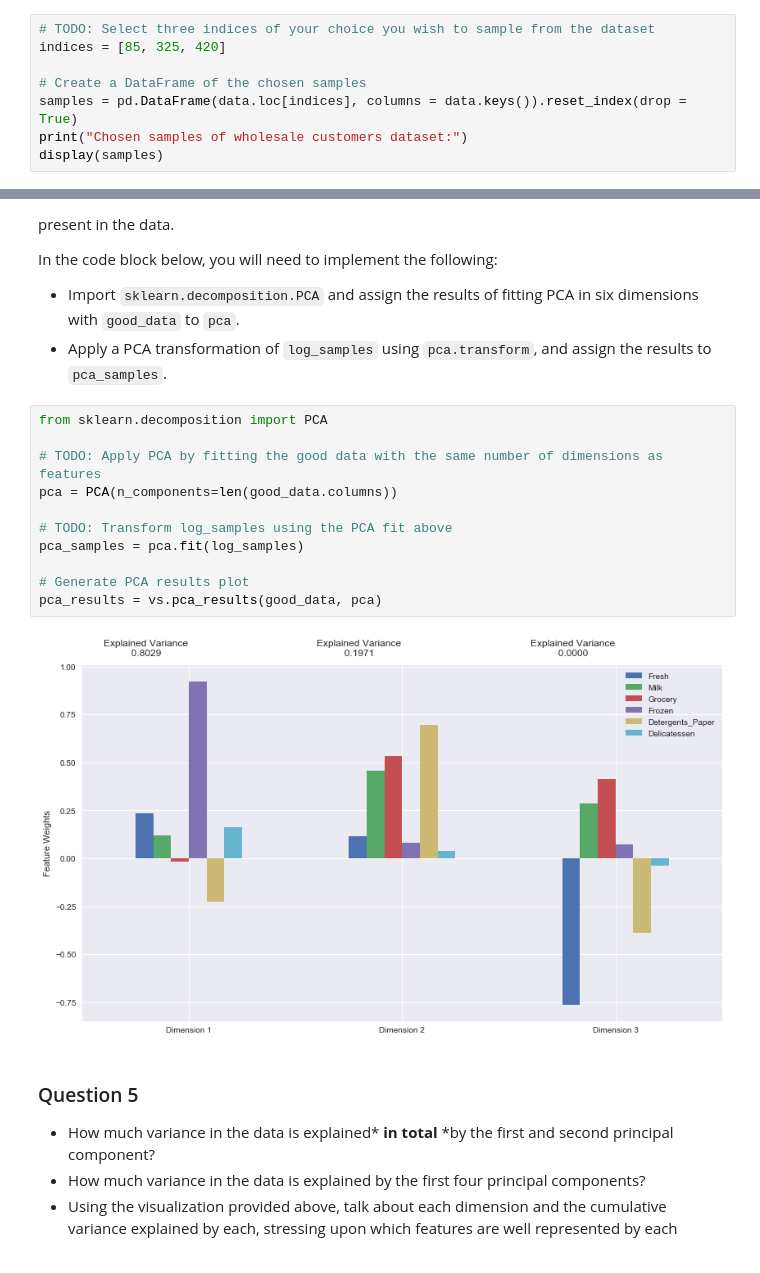
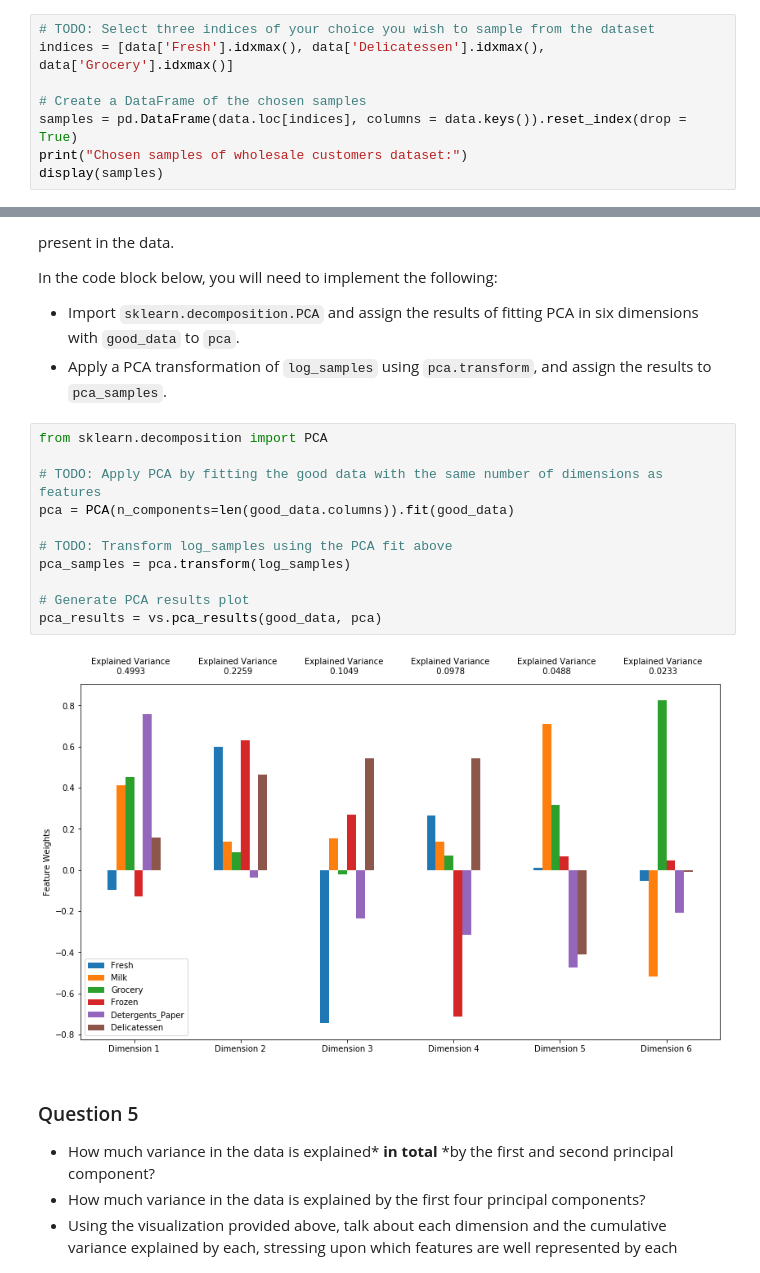
Before and after one commit to woo-chia-wei/udacity-machine-learning-engineer, a Jupyter notebook: 05_customer_segments/customer_segments.ipynb, the cells around one changed output, grey strips where cells are left out. Saved outputs shown, nothing was run; the diff lists cells and outputs as text.

```diff
--- a/05_customer_segments/customer_segments.ipynb
+++ b/05_customer_segments/customer_segments.ipynb
@@ -60,7 +64,7 @@ display(data.describe())
 To get a better understanding of the customers and how their data will transform through the analysis, it would be best to select a few sample data points and explore them in more detail. In the code block below, add **three** indices of your choice to the `indices` list which will represent the customers to track. It is suggested to try different sets of samples until you obtain customers that vary significantly from one another.
 # %%
 # TODO: Select three indices of your choice you wish to sample from the dataset
-indices = [85, 325, 420]
+indices = [data['Fresh'].idxmax(), data['Delicatessen'].idxmax(), data['Grocery'].idxmax()]
 
 # Create a DataFrame of the chosen samples
 samples = pd.DataFrame(data.loc[indices], columns = data.keys()).reset_index(drop = True)
@@ -386,16 +388,16 @@ In the code block below, you will need to implement the following:
 # %%
 from sklearn.decomposition import PCA
 
 # TODO: Apply PCA by fitting the good data with the same number of dimensions as features
-pca = PCA(n_components=len(good_data.columns))
+pca = PCA(n_components=len(good_data.columns)).fit(good_data)
 
 # TODO: Transform log_samples using the PCA fit above
-pca_samples = pca.fit(log_samples)
+pca_samples = pca.transform(log_samples)
 
 # Generate PCA results plot
 pca_results = vs.pca_results(good_data, pca)
 # %% [output]
-[figure, old version]
+[figure, new version]
 # %% [markdown]
 ### Question 5
 
```
Also changed, not shown: parts of 50 cells of this notebook.
